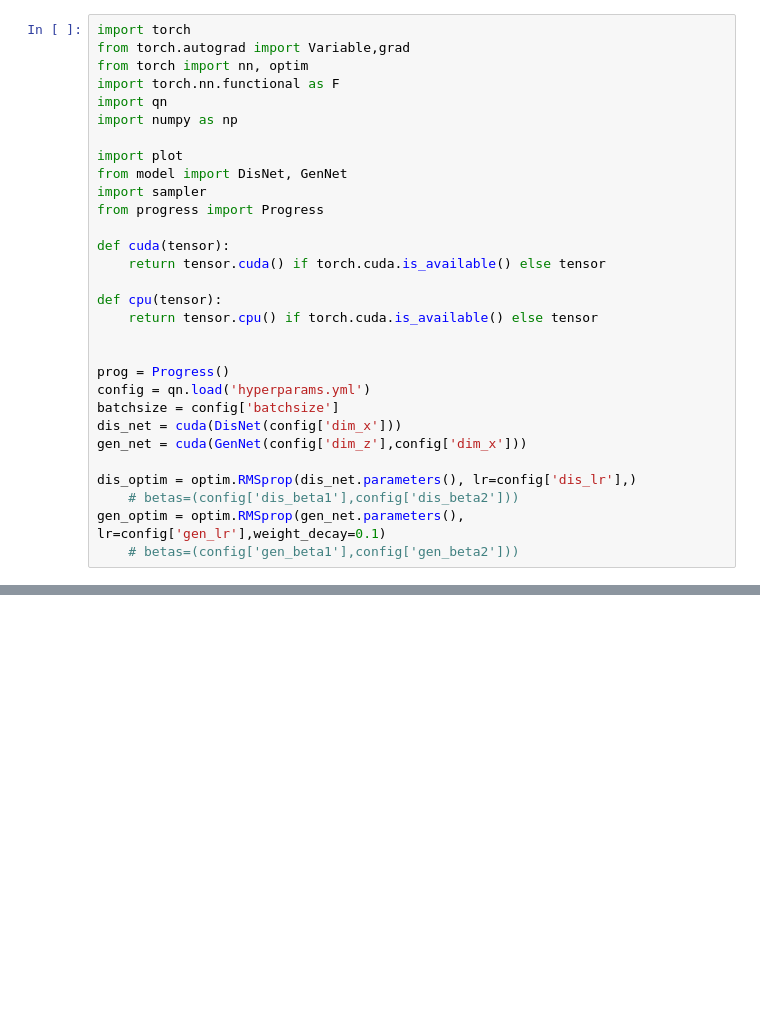
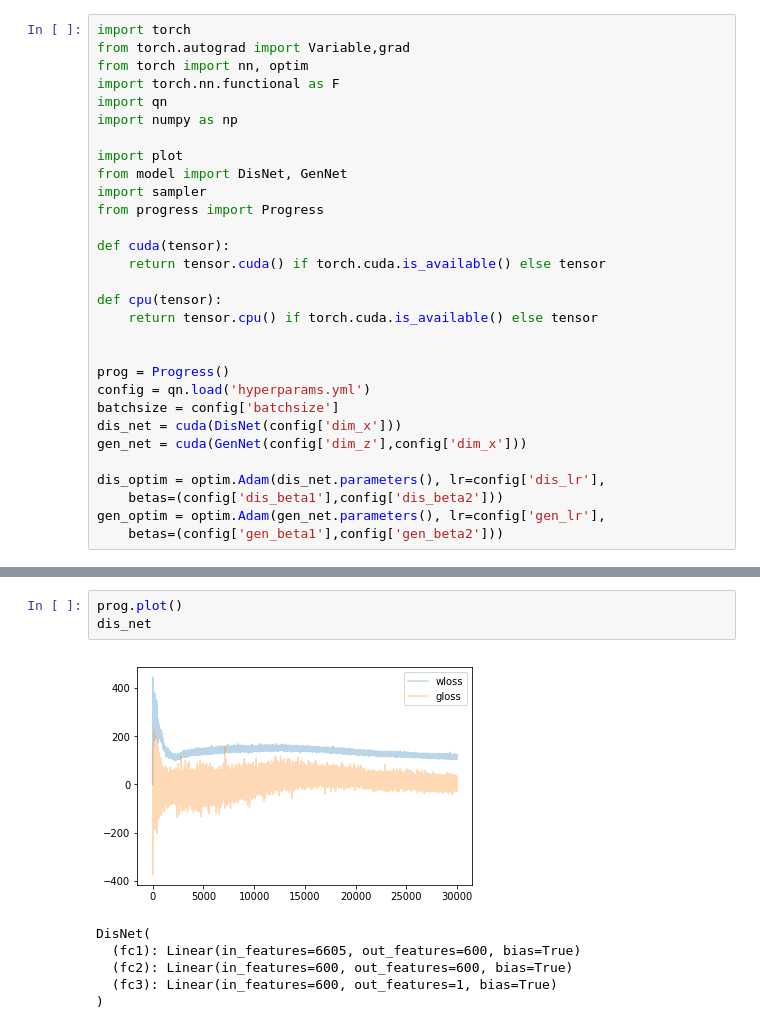
Before and after one commit to qnduan/wgan-scrna, a Jupyter notebook: rna-seq/train_cuda.ipynb, the cells around one changed output, grey strips where cells are left out. Cells and saved outputs as stored; diff of their text form; blank space fills up the shorter version.

```diff
--- a/rna-seq/train_cuda.ipynb
+++ b/rna-seq/train_cuda.ipynb
@@ -46,10 +35,10 @@ batchsize = config['batchsize']
 dis_net = cuda(DisNet(config['dim_x']))
 gen_net = cuda(GenNet(config['dim_z'],config['dim_x']))
 
-dis_optim = optim.RMSprop(dis_net.parameters(), lr=config['dis_lr'],)
-    # betas=(config['dis_beta1'],config['dis_beta2']))
-gen_optim = optim.RMSprop(gen_net.parameters(), lr=config['gen_lr'],weight_decay=0.1)
-    # betas=(config['gen_beta1'],config['gen_beta2']))
+dis_optim = optim.Adam(dis_net.parameters(), lr=config['dis_lr'],
+    betas=(config['dis_beta1'],config['dis_beta2']))
+gen_optim = optim.Adam(gen_net.parameters(), lr=config['gen_lr'],
+    betas=(config['gen_beta1'],config['gen_beta2']))
 # %%
 prog.start()
 for i in range(config['num_updates']):
@@ -128,0 +114,10 @@ ModuleNotFoundError: No module named 'torch'
+# %%
+prog.plot()
+dis_net
+# %% [output]
+[figure, added]
+DisNet(
+  (fc1): Linear(in_features=6605, out_features=600, bias=True)
+  (fc2): Linear(in_features=600, out_features=600, bias=True)
+  (fc3): Linear(in_features=600, out_features=1, bias=True)
+)
```
Also changed, not shown: parts of 3 cells of this notebook, 2 other files.
